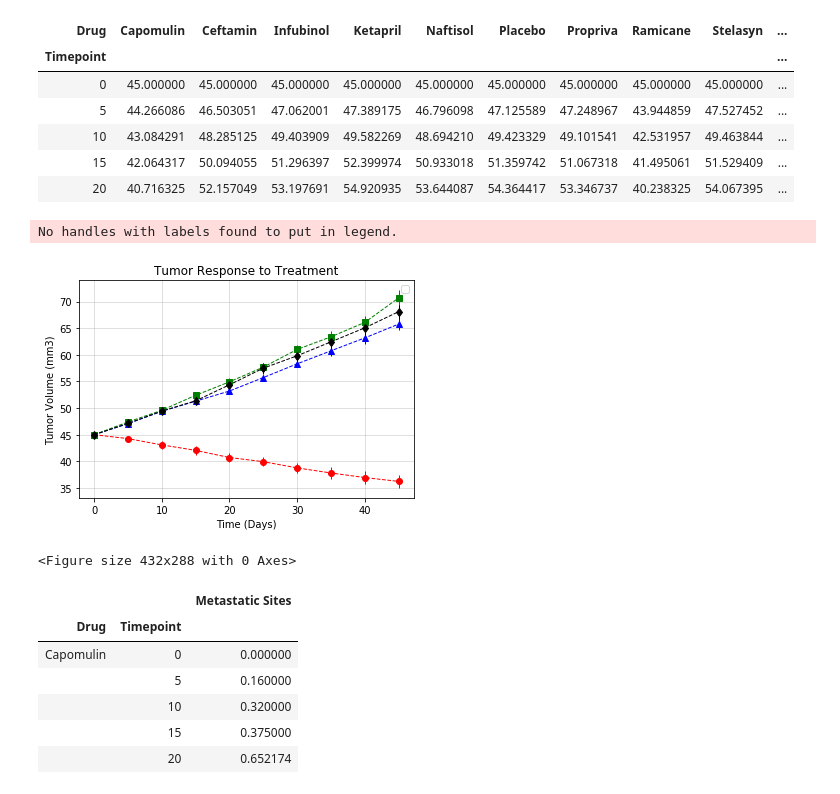
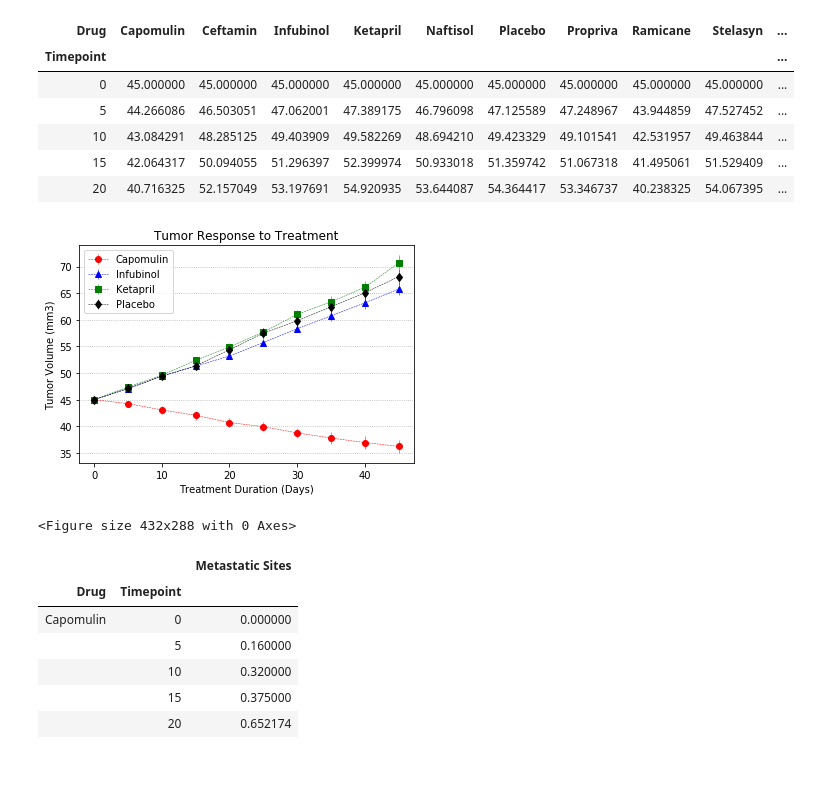
Before and after one commit to ykang0211/matplotlib-challenge, a Jupyter notebook: Pymaceuticals/Pymaceuticals.ipynb, the cells around one changed output. Drawn from its saved outputs; the diff is of its cells as text; code cells hidden in the pictures.

```diff
--- a/Pymaceuticals/Pymaceuticals.ipynb
+++ b/Pymaceuticals/Pymaceuticals.ipynb
@@ -111,37 +111,57 @@ data_munging.head()
 # %%
 # Generate the Plot (with Error Bars)
 # Creating a scatter plot that shows how the tumor volume changes over time for each treatment.
 plt.errorbar(data_munging.index, data_munging["Capomulin"], yerr = data_munging_sem["Capomulin"],
-             color = "r", fmt = 'o', linestyle = '--', linewidth = 1)
+             color = "r", marker = 'o', linestyle = '--', linewidth = 0.5)
 
 plt.errorbar(data_munging.index, data_munging["Infubinol"], yerr = data_munging_sem["Infubinol"],
-             color = 'b', fmt = '^', linestyle = '--', linewidth = 1)
+             color = 'b', marker = '^', linestyle = '--', linewidth = 0.5)
 
 plt.errorbar(data_munging.index, data_munging["Ketapril"], yerr = data_munging_sem["Ketapril"],
-             color = 'g', fmt = 's', linestyle = '--', linewidth = 1)
+             color = 'g', marker = 's', linestyle = '--', linewidth = 0.5)
 
 plt.errorbar(data_munging.index, data_munging["Placebo"], yerr = data_munging_sem["Placebo"],
-             color = 'black', fmt = 'd', linestyle = '--', linewidth = 1)
+             color = 'black', marker = 'd', linestyle = '--', linewidth = 0.5)
+
+
+# capomulin = plt.errorbar(data_munging.index, data_munging["Capomulin"], yerr = data_munging_sem["Capomulin"],
+#              color = "r", marker = 'o', linestyle = '--', linewidth = 1, label = "Capomulin")
+
+# infubinol = plt.errorbar(data_munging.index, data_munging["Infubinol"], yerr = data_munging_sem["Infubinol"],
+#              color = 'b', marker = '^', linestyle = '--', linewidth = 1, label = "Infubinol")
+
+# ketapril = plt.errorbar(data_munging.index, data_munging["Ketapril"], yerr = data_munging_sem["Ketapril"],
+#              color = 'g', marker = 's', linestyle = '--', linewidth = 1, label = "Ketapril")
+
+# placebo = plt.errorbar(data_munging.index, data_munging["Placebo"], yerr = data_munging_sem["Placebo"],
+#              color = 'black', marker = 'd', linestyle = '--', linewidth = 1, label = "Placebo")
+
+
 
 # Chart title, xlabel, ylabel, legend, xlim, ylim
 plt.title("Tumor Response to Treatment")
-plt.xlabel("Time (Days)")
+plt.xlabel("Treatment Duration (Days)")
 plt.ylabel("Tumor Volume (mm3)")
-# plt.legend(handles = [Capomulin, Infubinol, Ketapril, Placebo], loc = "best")
-plt.legend(loc = "best")
-plt.grid(alpha = 0.5)
 
-plt.set_xlim = (-5, 4)
-plt.set_ylim = (35, 75)
+plt.legend(["Capomulin", "Infubinol", "Ketapril", "Placebo"], loc = "best")
+
+# plt.legend()
+ax = plt.axes()
+ax.yaxis.grid(linestyle = "dotted")
+# plt.grid()
+
+# plt.set_xlim = (-5, 4)
+# plt.set_ylim = (35, 75)
 
 plt.show()
+# plt.plot()
+# plt.fig()
 
 # Save the Figure
 plt.savefig("TumorResponse.png")
 # %% [output]
+[figure, new version]
-No handles with labels found to put in legend.
+<Figure size 432x288 with 0 Axes>
-[figure, old version]
-<Figure size 432x288 with 0 Axes>
 # %%
 #Metastatic Response to Treatment
 #Store the Mean Met. Site Data Grouped by Drug and Timepoint
```
Also changed, not shown: parts of 2 cells of this notebook.
